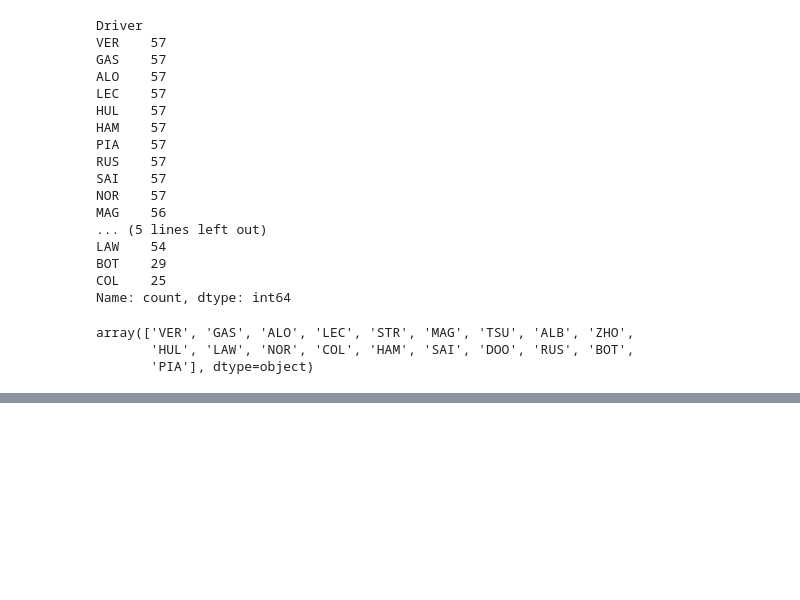
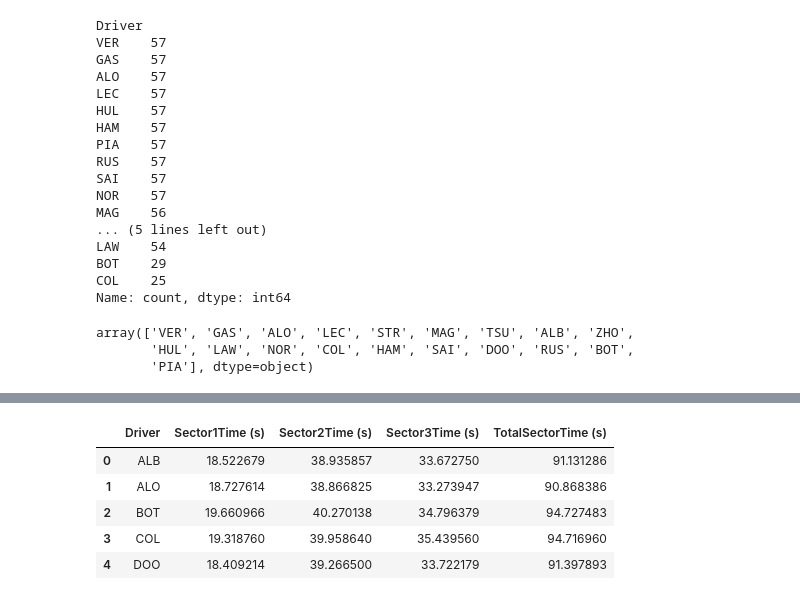
Before and after one commit to JAYANTHAN05/F1_prediction_2024, a Jupyter notebook: f1.ipynb, the cells around one changed output, grey strips where cells are left out. Saved outputs shown, nothing was run; the diff lists cells and outputs as text; code cells hidden in the pictures; blank space fills up the shorter version.

```diff
--- a/f1.ipynb
+++ b/f1.ipynb
@@ -78,11 +75,19 @@ laps_2024["Driver"].unique()
 array(['VER', 'GAS', 'ALO', 'LEC', 'STR', 'MAG', 'TSU', 'ALB', 'ZHO',
        'HUL', 'LAW', 'NOR', 'COL', 'HAM', 'SAI', 'DOO', 'RUS', 'BOT',
        'PIA'], dtype=object)
+# %%
+# convert lap and sector times to seconds
+for col in ["LapTime", "Sector1Time", "Sector2Time", "Sector3Time"]:
+    laps_2024[f"{col} (s)"] = laps_2024[col].dt.total_seconds()
 # %%
-sector_times_2024=laps_2024.groupby("Driver").agg(
-    {
-        "Sector1Time (s)" : "mean",
-        "Sector2Time (s)" : "mean",
-        "Sector3Time (s)" : "mean",
-    }
-).rest_index()
+# aggregate sector times by driver
+sector_times_2024 = laps_2024.groupby("Driver").agg({
+    "Sector1Time (s)": "mean",
+    "Sector2Time (s)": "mean",
+    "Sector3Time (s)": "mean"
+}).reset_index()
+sector_times_2024["TotalSectorTime (s)"] = (
+    sector_times_2024["Sector1Time (s)"] +
+    sector_times_2024["Sector2Time (s)"] +
+    sector_times_2024["Sector3Time (s)"]
+)
@@ -88,0 +218,9 @@ sector_times_2024=laps_2024.groupby("Driver").agg(
+# %%
+sector_times_2024.head()
+# %% [output]
+|  | Driver | Sector1Time (s) | Sector2Time (s) | Sector3Time (s) | TotalSectorTime (s) |
+| 0 | ALB | 18.522679 | 38.935857 | 33.672750 | 91.131286 |
+| 1 | ALO | 18.727614 | 38.866825 | 33.273947 | 90.868386 |
+| 2 | BOT | 19.660966 | 40.270138 | 34.796379 | 94.727483 |
+| 3 | COL | 19.318760 | 39.958640 | 35.439560 | 94.716960 |
+| 4 | DOO | 18.409214 | 39.266500 | 33.722179 | 91.397893 |
```
Also changed, not shown: parts of 24 cells of this notebook, 23 other files.
